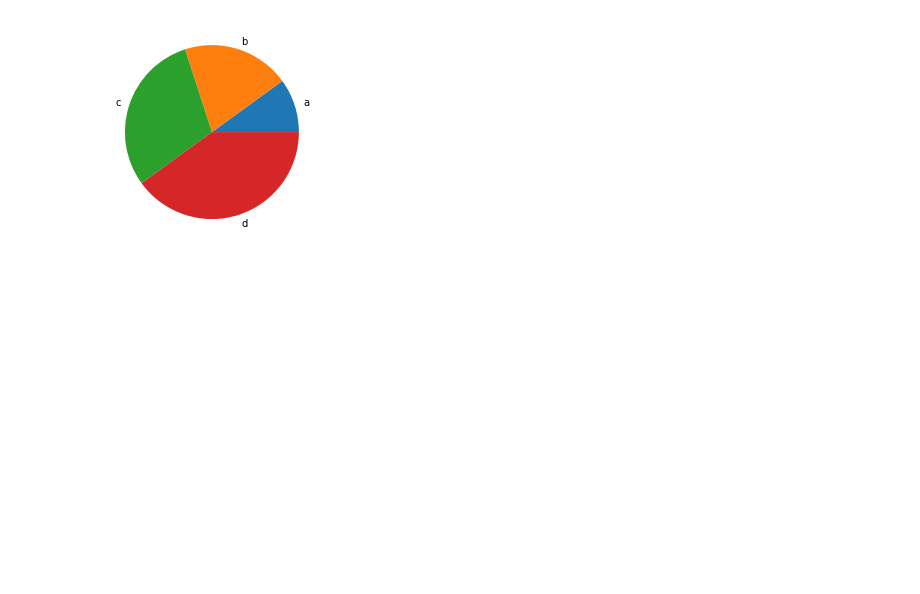
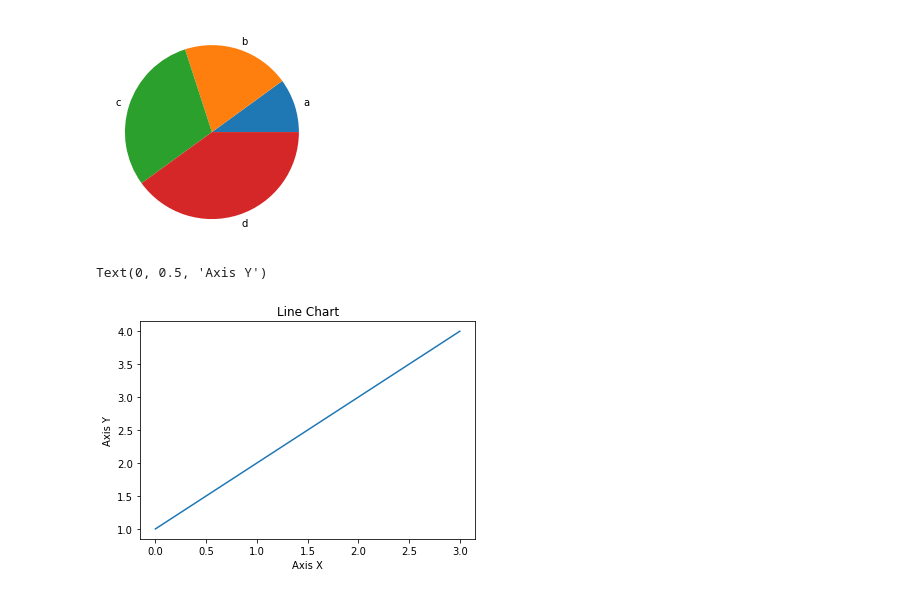
Before and after one commit to OliverTai0118/ryanben, a Jupyter notebook: 20220723.ipynb, the cells around one changed output. Saved outputs shown, nothing was run; the diff lists cells and outputs as text; code cells hidden in the pictures; blank space fills up the shorter version.

```diff
--- a/20220723.ipynb
+++ b/20220723.ipynb
@@ -229,3 +229,11 @@ plt.pie(x)
 plt.pie(x,labels=list('abcd'));
 # %% [output]
 [figure]
+# %%
+plt.plot(x)
+plt.title("Line Chart");
+plt.xlabel("Axis X")
+plt.ylabel("Axis Y")
+# %% [output]
+Text(0, 0.5, 'Axis Y')
+[figure, added]
```
